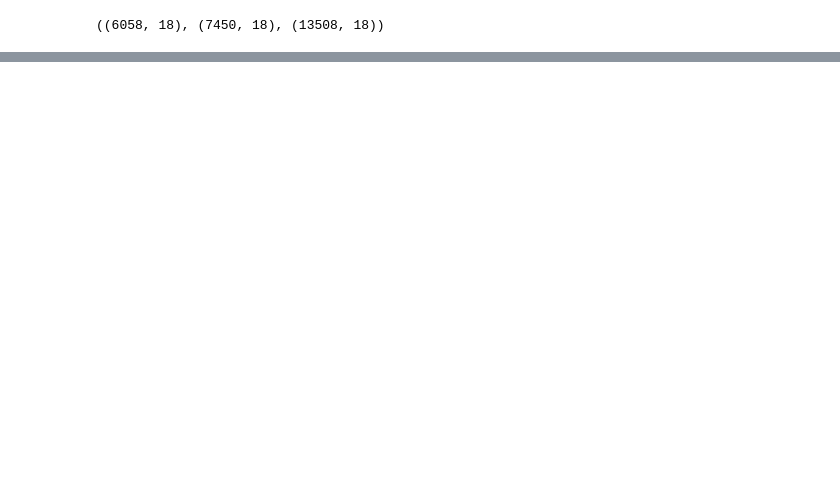
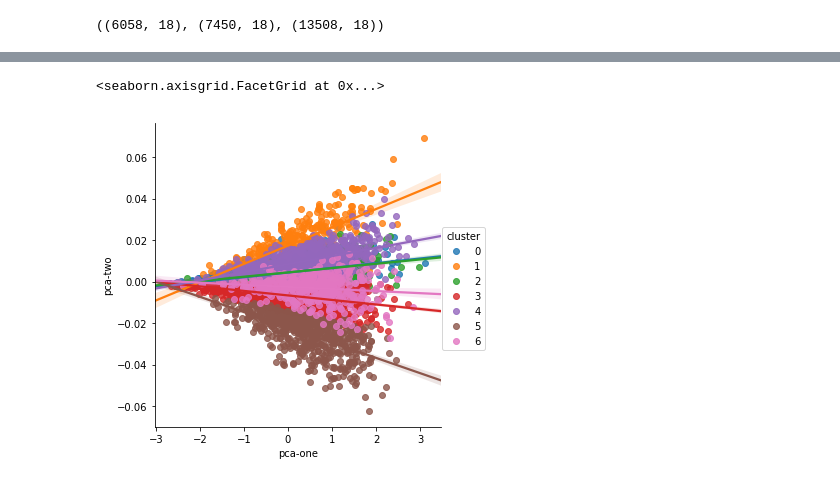
Before and after one commit to viralrathod/airline_review_insight, a Jupyter notebook: dcal_word_embeddings.ipynb, the cells around one changed output, grey strips where cells are left out. Cells and saved outputs as stored; diff of their text form; code cells hidden in the pictures; blank space fills up the shorter version.

```diff
--- a/dcal_word_embeddings.ipynb
+++ b/dcal_word_embeddings.ipynb
@@ -865,0 +910,7 @@ print(cosine_distance(reviews["avg_sen_vec"][0], reviews["avg_sen_vec"][1]))
+# %%
+import seaborn
+
+seaborn.lmplot("pca-one", "pca-two", df_neg, hue = "cluster")
+# %% [output]
+<seaborn.axisgrid.FacetGrid at 0x...>
+[figure, added]
```
Also changed, not shown: parts of 33 cells of this notebook.
